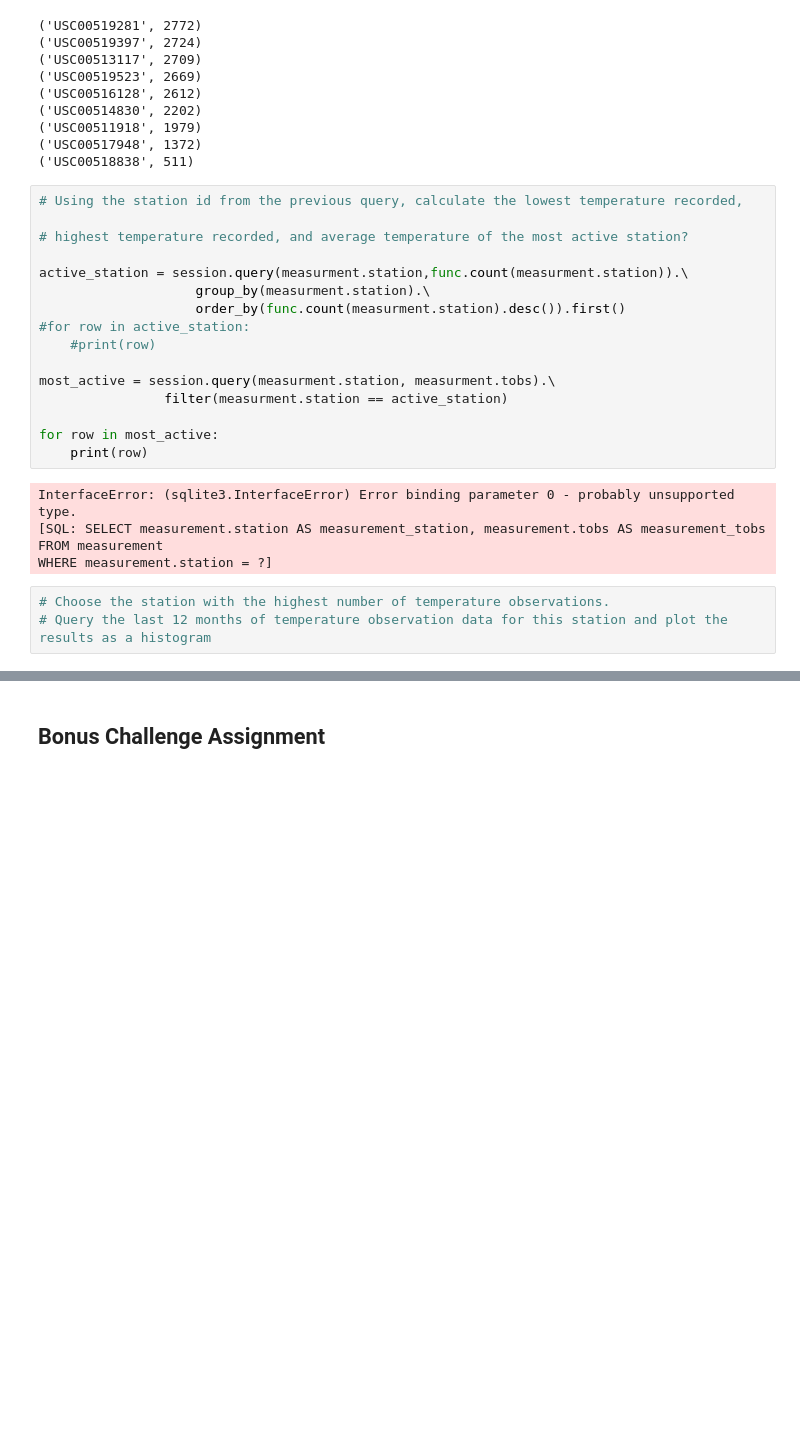
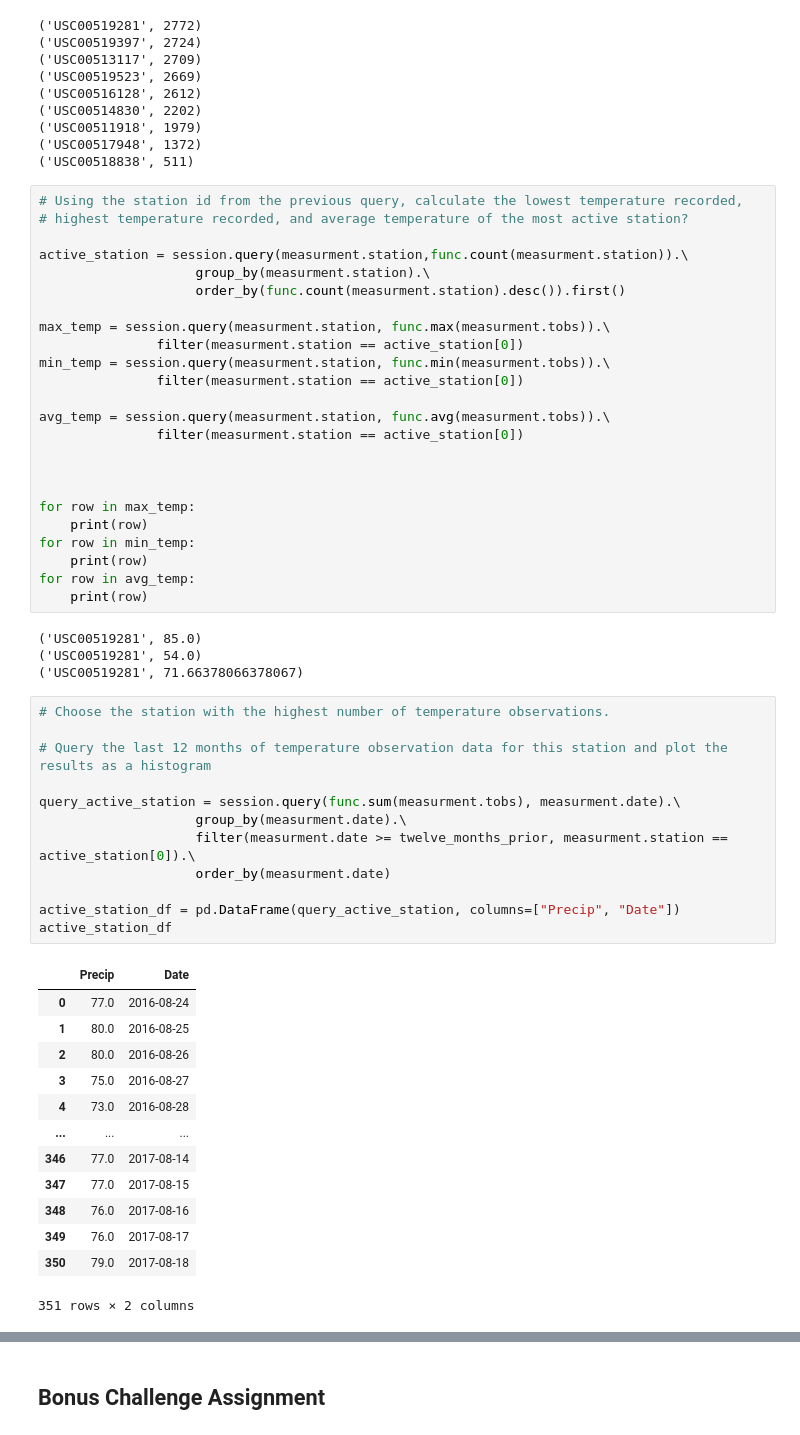
Before and after one commit to madelinesachtler/sqlalchemy-challenge, a Jupyter notebook: climate_starter.ipynb, the cells around one changed output, grey strips where cells are left out. Saved outputs shown, nothing was run; the diff lists cells and outputs as text; blank space fills up the shorter version.

```diff
--- a/climate_starter.ipynb
+++ b/climate_starter.ipynb
@@ -164,25 +164,55 @@ for row in station_results:
 ('USC00518838', 511)
 # %%
 # Using the station id from the previous query, calculate the lowest temperature recorded,
-
 # highest temperature recorded, and average temperature of the most active station?
 
 active_station = session.query(measurment.station,func.count(measurment.station)).\
                     group_by(measurment.station).\
                     order_by(func.count(measurment.station).desc()).first()
-#for row in active_station:
-    #print(row)
 
-most_active = session.query(measurment.station, measurment.tobs).\
-                filter(measurment.station == active_station)
+max_temp = session.query(measurment.station, func.max(measurment.tobs)).\
+               filter(measurment.station == active_station[0])
+min_temp = session.query(measurment.station, func.min(measurment.tobs)).\
+               filter(measurment.station == active_station[0])
 
-for row in most_active:
+avg_temp = session.query(measurment.station, func.avg(measurment.tobs)).\
+               filter(measurment.station == active_station[0])
+
+
+
+for row in max_temp:
     print(row)
+for row in min_temp:
+    print(row)
+for row in avg_temp:
+    print(row)
 # %% [output]
-InterfaceError: (sqlite3.InterfaceError) Error binding parameter 0 - probably unsupported type.
-[SQL: SELECT measurement.station AS measurement_station, measurement.tobs AS measurement_tobs
-FROM measurement
-WHERE measurement.station = ?]
+('USC00519281', 85.0)
+('USC00519281', 54.0)
+('USC00519281', 71.66378066378067)
 # %%
 # Choose the station with the highest number of temperature observations.
+
 # Query the last 12 months of temperature observation data for this station and plot the results as a histogram
+
+query_active_station = session.query(func.sum(measurment.tobs), measurment.date).\
+                    group_by(measurment.date).\
+                    filter(measurment.date >= twelve_months_prior, measurment.station == active_station[0]).\
+                    order_by(measurment.date)
+
+active_station_df = pd.DataFrame(query_active_station, columns=["Precip", "Date"])
+active_station_df
+# %% [output]
+|  | Precip | Date |
+| 0 | 77.0 | 2016-08-24 |
+| 1 | 80.0 | 2016-08-25 |
+| 2 | 80.0 | 2016-08-26 |
+| 3 | 75.0 | 2016-08-27 |
+| 4 | 73.0 | 2016-08-28 |
+| ... | ... | ... |
+| 346 | 77.0 | 2017-08-14 |
+| 347 | 77.0 | 2017-08-15 |
+| 348 | 76.0 | 2017-08-16 |
+| 349 | 76.0 | 2017-08-17 |
+| 350 | 79.0 | 2017-08-18 |
+351 rows × 2 columns
```
Also changed, not shown: parts of 3 cells of this notebook.
